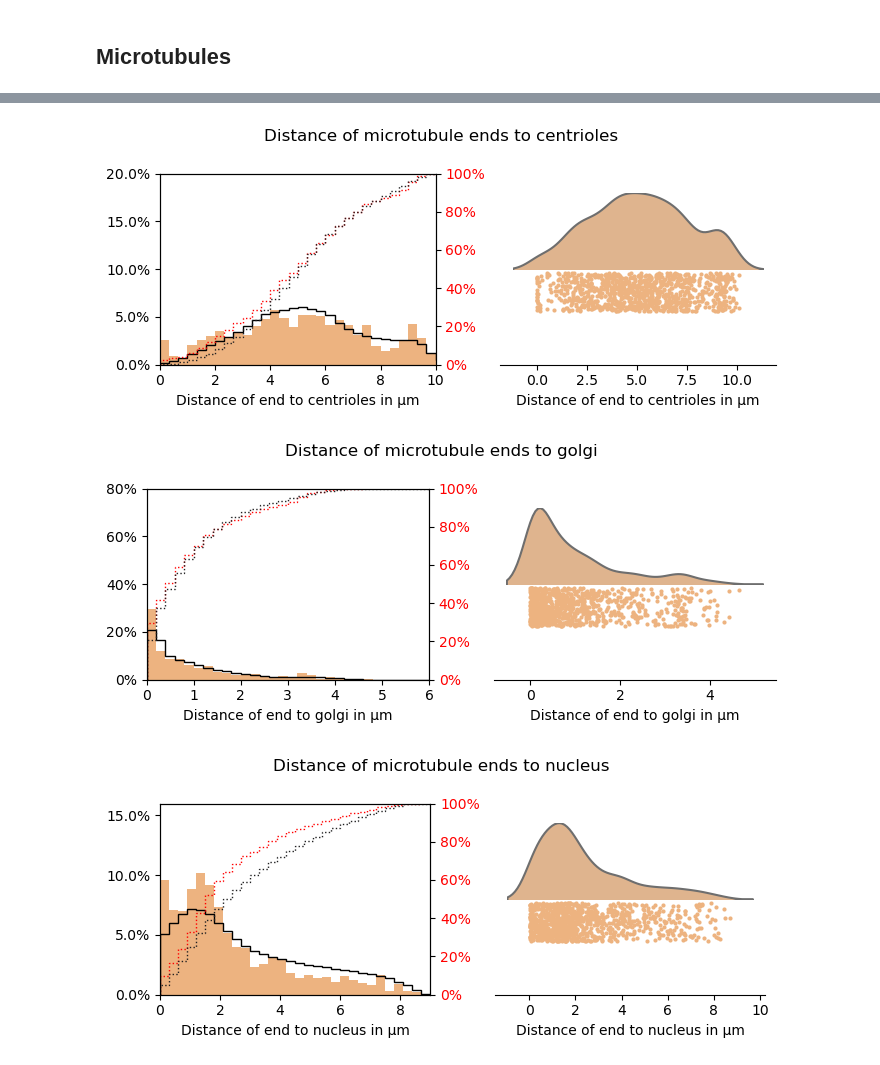
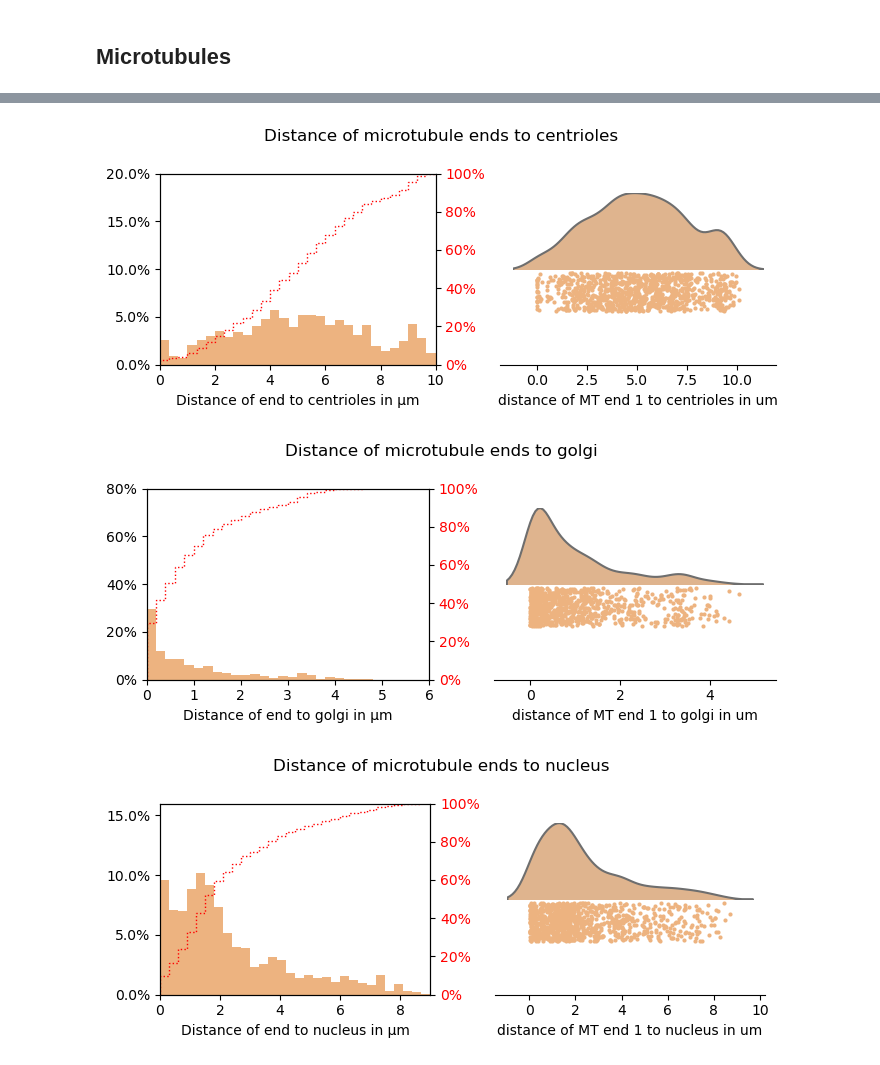
Before and after one commit to betaseg/protocol-notebooks, a Jupyter notebook: plots/run_plots.ipynb, the cells around one changed output, grey strips where cells are left out. Saved outputs shown, nothing was run; the diff lists cells and outputs as text; code cells hidden in the pictures.

```diff
--- a/plots/run_plots.ipynb
+++ b/plots/run_plots.ipynb
@@ -67,0 +104,6 @@ if output:
+# %%
+cell = Cell(project)
+pixel_to_um = cell.file.attrs['pixelToUM']
+if output:
+    Path(output).mkdir(parents=True, exist_ok=True)
+    print("Saving plots to %s" % output)
@@ -142,7 +264,7 @@ plot_histogram_compare(cell, table, column, mt_connected_column, min_x, max_x, m
 # %% [markdown]
 ## Microtubules
 # %%
-table = 'microtubules_individual.csv'
-prefix = 'all_mt'
+table_mt_individual = cell.read_individual_table('microtubules')
+table_mt_overall = cell.read_overall_table('microtubules')
 # %%
 column = 'length in micrometer'
@@ -174,27 +329,61 @@ plot_histogram_violin(cell, table, column, min_x, max_x, max_y, title, prefix)
 # %%
 column = 'distance of MT end 1 to centrioles in um'
-title = 'Distance of microtubule ends to centrioles'
-xlabel = 'Distance of end to centrioles in μm'
-min_x = 0; max_x = 10; max_y = 0.2
+max_x = 10; max_y = 0.2
 
-plot_histogram_violin(cell, table, column, min_x, max_x, max_y, title, prefix)
+fig, (ax0, ax1) = plt.subplots(1, 2, figsize=(7, 3))
+
+# histogram
+ax_right = generate_plot_with_percentage(ax0)
+column = table_mt_individual[column]
+histogram(ax0, ax_right, column, kws=dict(range=(0, max_x * 2), bins=60))
+ax0.set_xlim([0, max_x])
+ax0.set_ylim([0, max_y])
+ax0.set_xlabel('Distance of end to centrioles in μm')
+
+# violin plot
+violin_plot(ax1, table_mt_individual, column)
+
+render_and_save(fig, 'Distance of microtubule ends to centrioles')
 # %% [output]
-[figure, old version]
+[figure, new version]
 # %%
 column = 'distance of MT end 1 to golgi in um'
-title = 'Distance of microtubule ends to golgi'
-xlabel = 'Distance of end to golgi in μm'
-min_x = 0; max_x = 6; max_y = 0.8
 
-plot_histogram_violin(cell, table, column, min_x, max_x, max_y, title, prefix)
+max_x = 6; max_y = 0.8
+
+fig, (ax0, ax1) = plt.subplots(1, 2, figsize=(7, 3))
+
+# histogram
+ax_right = generate_plot_with_percentage(ax0)
+column = table_mt_individual[column]
+histogram(ax0, ax_right, column, kws=dict(range=(0, max_x * 2), bins=60))
+ax0.set_xlim([0, max_x])
+ax0.set_ylim([0, max_y])
+ax0.set_xlabel('Distance of end to golgi in μm')
+
+# violin plot
+violin_plot(ax1, table_mt_individual, column)
+
+render_and_save(fig, 'Distance of microtubule ends to golgi')
 # %% [output]
-[figure, old version]
+[figure, new version]
 # %%
 column = 'distance of MT end 1 to nucleus in um'
-title = 'Distance of microtubule ends to nucleus'
-xlabel = 'Distance of end to nucleus in μm'
-min_x = 0; max_x = 9; max_y = 0.16
+max_x = 9; max_y = 0.16
 
-plot_histogram_violin(cell, table, column, min_x, max_x, max_y, title, prefix)
+fig, (ax0, ax1) = plt.subplots(1, 2, figsize=(7, 3))
+
+# histogram
+ax_right = generate_plot_with_percentage(ax0)
+column = table_mt_individual[column]
+histogram(ax0, ax_right, column, kws=dict(range=(0, max_x * 2), bins=60))
+ax0.set_xlim([0, max_x])
+ax0.set_ylim([0, max_y])
+ax0.set_xlabel('Distance of end to nucleus in μm')
+
+# violin plot
+violin_plot(ax1, table_mt_individual, column)
+
+render_and_save(fig, 'Distance of microtubule ends to nucleus')
 # %% [output]
-[figure, old version]
+[figure, new version]
```
Also changed, not shown: parts of 15 cells of this notebook, 2 other files.
